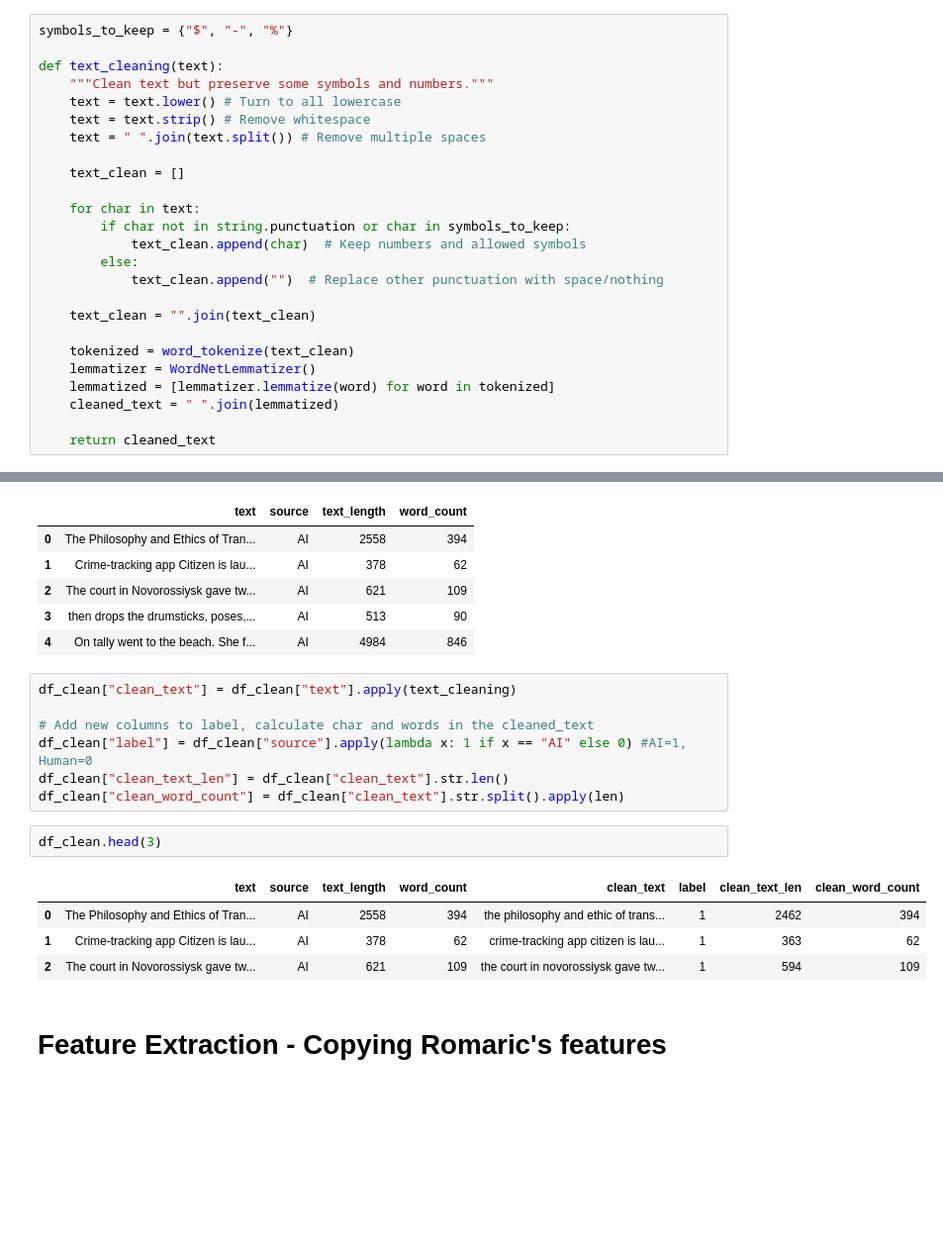
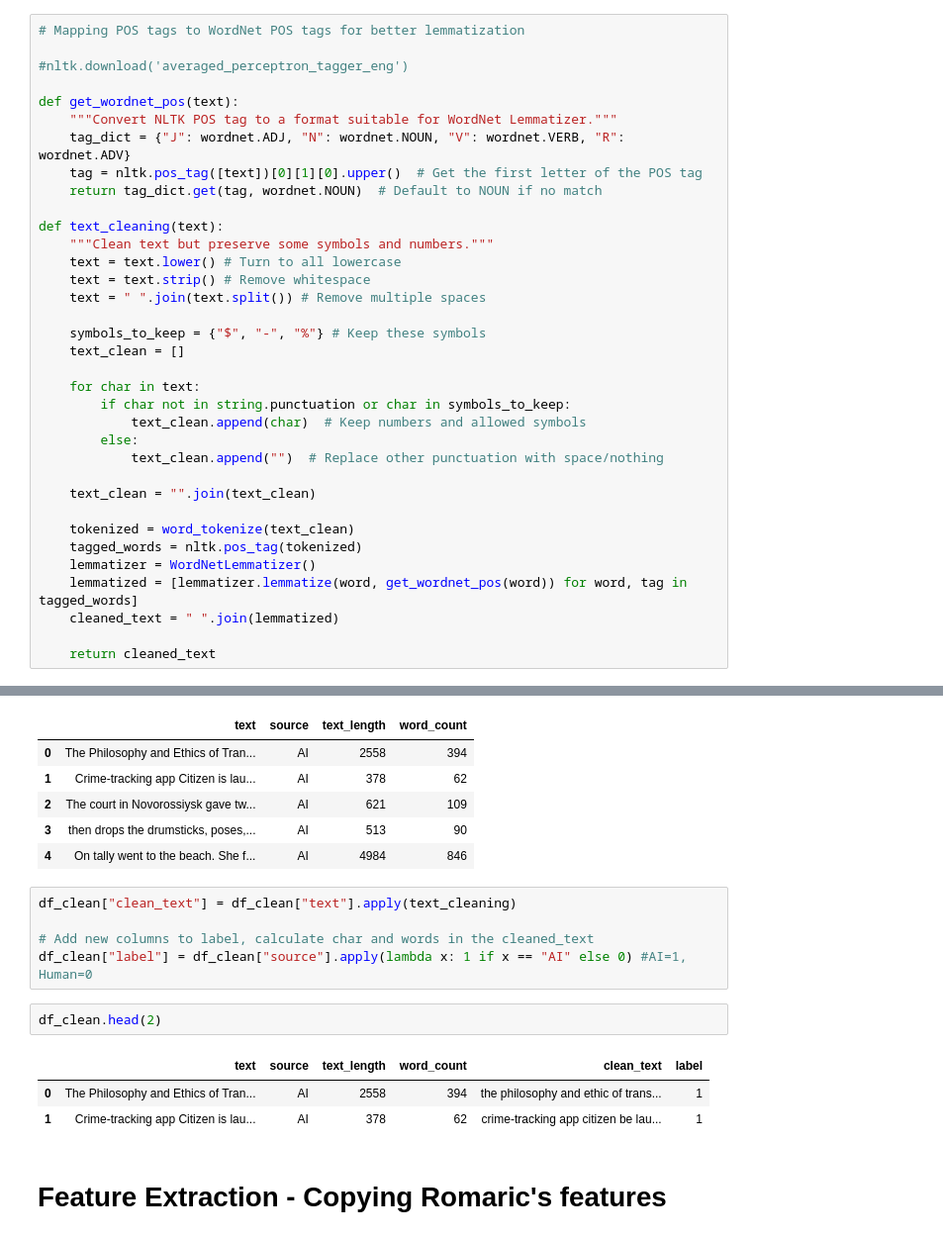
Before and after one commit to nghia95/fake-data-detector, a Jupyter notebook: notebooks/Halim_exploratory.ipynb, the cells around one changed output, grey strips where cells are left out. Shown at 99% size. Saved outputs shown, nothing was run; the diff lists cells and outputs as text; blank space fills up the shorter version.

```diff
--- a/notebooks/Halim_exploratory.ipynb
+++ b/notebooks/Halim_exploratory.ipynb
@@ -136,7 +136,15 @@ df[df["contains_special_chars"] == True]["text"].iloc[4]
 # %% [markdown]
 # Data Cleaning
 # %%
-symbols_to_keep = {"$", "-", "%"}
+# Mapping POS tags to WordNet POS tags for better lemmatization
+
+#nltk.download('averaged_perceptron_tagger_eng')
+
+def get_wordnet_pos(text):
+    """Convert NLTK POS tag to a format suitable for WordNet Lemmatizer."""
+    tag_dict = {"J": wordnet.ADJ, "N": wordnet.NOUN, "V": wordnet.VERB, "R": wordnet.ADV}
+    tag = nltk.pos_tag([text])[0][1][0].upper()  # Get the first letter of the POS tag
+    return tag_dict.get(tag, wordnet.NOUN)  # Default to NOUN if no match
 
 def text_cleaning(text):
     """Clean text but preserve some symbols and numbers."""
@@ -144,6 +152,7 @@ def text_cleaning(text):
     text = text.strip() # Remove whitespace
     text = " ".join(text.split()) # Remove multiple spaces
 
+    symbols_to_keep = {"$", "-", "%"} # Keep these symbols
     text_clean = []
 
     for char in text:
@@ -155,8 +164,9 @@ def text_cleaning(text):
     text_clean = "".join(text_clean)
 
     tokenized = word_tokenize(text_clean)
+    tagged_words = nltk.pos_tag(tokenized)
     lemmatizer = WordNetLemmatizer()
-    lemmatized = [lemmatizer.lemmatize(word) for word in tokenized]
+    lemmatized = [lemmatizer.lemmatize(word, get_wordnet_pos(word)) for word, tag in tagged_words]
     cleaned_text = " ".join(lemmatized)
 
     return cleaned_text
@@ -175,15 +191,12 @@ df_clean["clean_text"] = df_clean["text"].apply(text_cleaning)
 
 # Add new columns to label, calculate char and words in the cleaned_text
 df_clean["label"] = df_clean["source"].apply(lambda x: 1 if x == "AI" else 0) #AI=1, Human=0
-df_clean["clean_text_len"] = df_clean["clean_text"].str.len()
-df_clean["clean_word_count"] = df_clean["clean_text"].str.split().apply(len)
 # %%
-df_clean.head(3)
+df_clean.head(2)
 # %% [output]
-|  | text | source | text_length | word_count | clean_text | label | clean_text_len | clean_word_count |
-| 0 | The Philosophy and Ethics of Tran... | AI | 2558 | 394 | the philosophy and ethic of trans... | 1 | 2462 | 394 |
-| 1 | Crime-tracking app Citizen is lau... | AI | 378 | 62 | crime-tracking app citizen is lau... | 1 | 363 | 62 |
-| 2 | The court in Novorossiysk gave tw... | AI | 621 | 109 | the court in novorossiysk gave tw... | 1 | 594 | 109 |
+|  | text | source | text_length | word_count | clean_text | label |
+| 0 | The Philosophy and Ethics of Tran... | AI | 2558 | 394 | the philosophy and ethic of trans... | 1 |
+| 1 | Crime-tracking app Citizen is lau... | AI | 378 | 62 | crime-tracking app citizen be lau... | 1 |
 # %% [markdown]
 # Feature Extraction - Copying Romaric's features
 # %%
```
Also changed, not shown: parts of 28 cells of this notebook.
